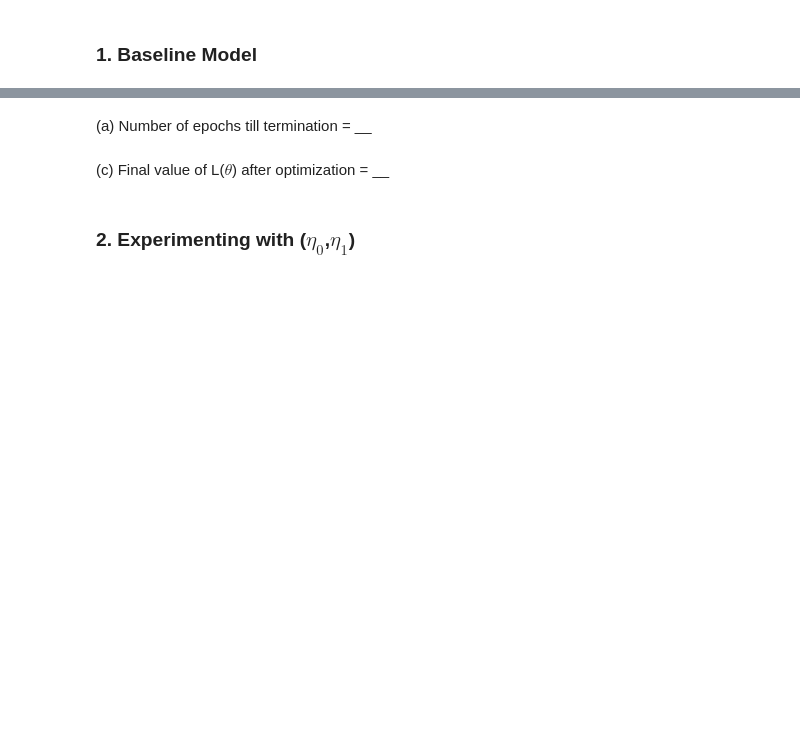
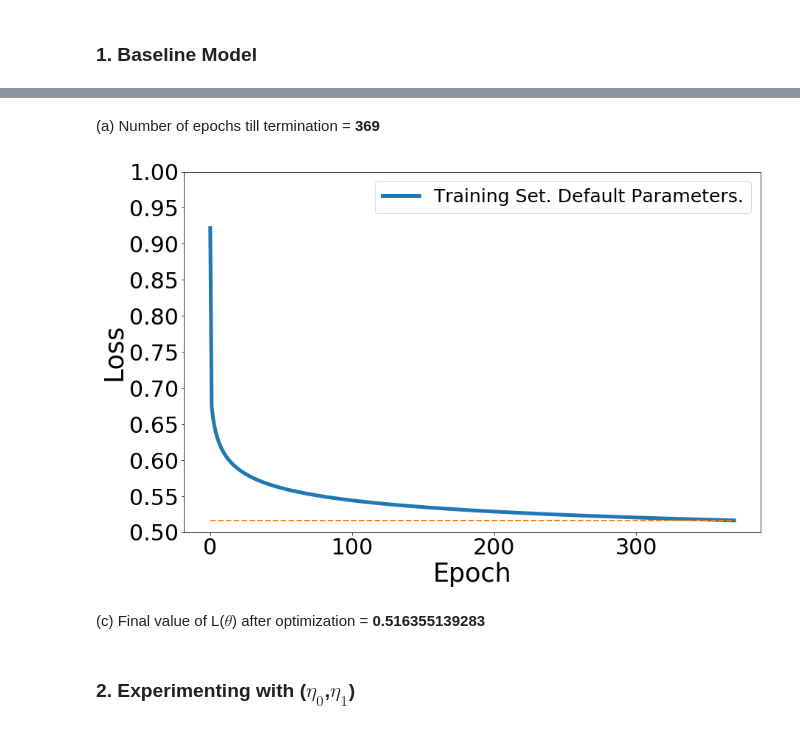
Before and after one commit to caitaozhan/CSE512-homework, a Jupyter notebook: hw3/logistic_regression_test.ipynb, the cells around one changed output, grey strips where cells are left out. Cells and saved outputs as stored; diff of their text form; code cells hidden in the pictures; blank space fills up the shorter version.

```diff
--- a/hw3/logistic_regression_test.ipynb
+++ b/hw3/logistic_regression_test.ipynb
@@ -330,2 +354,2 @@ LR.fit(X_train,y_train)
 # %% [markdown]
-(a) Number of epochs till termination = __
+(a) Number of epochs till termination = **369**
@@ -334,4 +356,41 @@ LR.fit(X_train,y_train)
+# %%
+plt.figure(figsize=(14, 9))
+rcParams['lines.linewidth'] = 5
+
+SMALL_SIZE = 30
+MEDIUM_SIZE = 30
+BIGGER_SIZE = 30
+#
+plt.rc('font', size=SMALL_SIZE)          # controls default text sizes
+plt.rc('axes', titlesize=SMALL_SIZE)     # fontsize of the axes title
+plt.rc('axes', labelsize=MEDIUM_SIZE)    # fontsize of the x and y labels
+plt.rc('xtick', labelsize=SMALL_SIZE)    # fontsize of the tick labels
+plt.rc('ytick', labelsize=SMALL_SIZE)    # fontsize of the tick labels
+plt.rc('legend', fontsize=SMALL_SIZE)    # legend fontsize
+plt.rc('figure', titlesize=BIGGER_SIZE)  # fontsize of the figure title
+
+df_train = pd.read_csv('plot_data/epoch.csv', header=None)
+near_optimal = np.array([0.516355139283 for i in range(len(df_train))])
+
+X_epoch = df_train[0].tolist()
+Y_train = df_train[1].tolist()
+
+plt.plot(X_epoch, Y_train, linestyle='-')
+plt.plot(X_epoch, near_optimal, linestyle='--', linewidth=2)
+
+plt.legend(['Training Set. Default Parameters.'], prop={'size':25})
+plt.xlabel('Epoch', fontsize=35)
+plt.ylabel('Loss', fontsize=35)
+#plt.xlim([-1, 400])
+plt.ylim([0.5, 1])
+#plt.xticks(np.arange(50, 450, 50))
+plt.yticks(np.arange(0.5, 1.01, 0.05))
+
+plt.savefig('plot/epoch.pdf')
+plt.show()
+# %% [output]
+[figure, added]
 # %% [markdown]
-(c) Final value of L($\theta$) after optimization = __
+(c) Final value of L($\theta$) after optimization = **0.516355139283**
 # %% [markdown]
 ### 2. Experimenting with ($\eta_0$,$\eta_1$)
```
Also changed, not shown: parts of 21 cells of this notebook, 5 other files.
